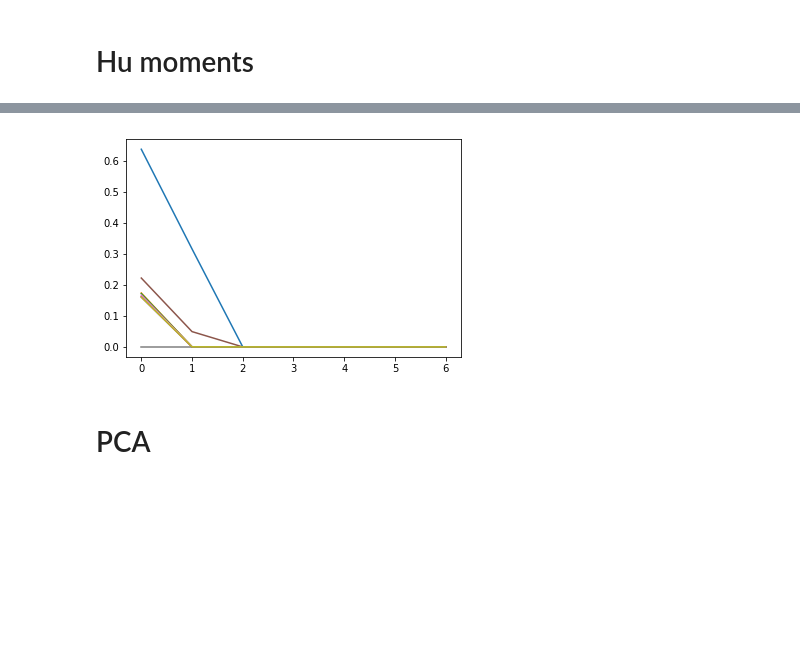
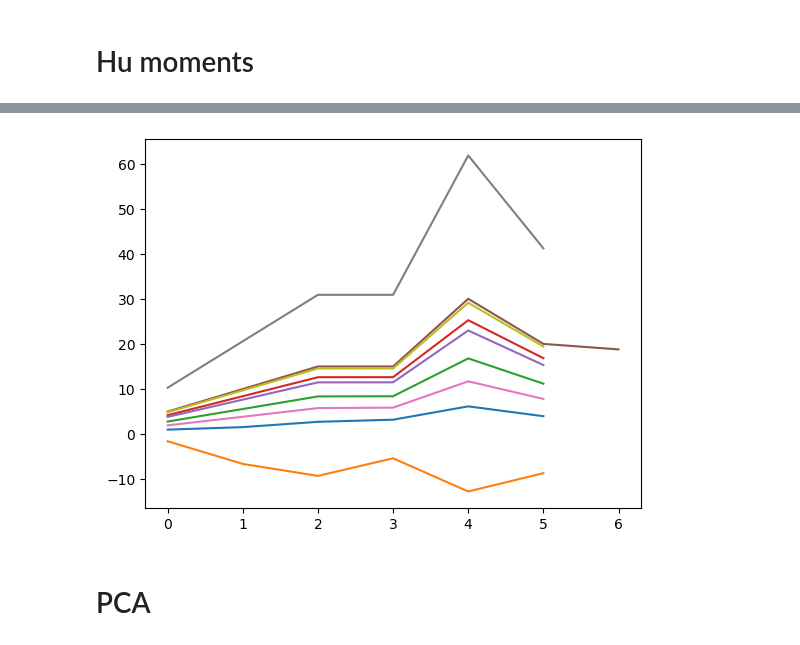
Before and after one commit to xingnix/learning, a Jupyter notebook: imageprocessing/jupyter/11/feature.ipynb, the cells around one changed output, grey strips where cells are left out. Drawn from its saved outputs; the diff is of its cells as text; code cells hidden in the pictures; blank space fills up the shorter version.

Commit message:
correction in demo of chapter 10,11. image processing

```diff
--- a/imageprocessing/jupyter/11/feature.ipynb
+++ b/imageprocessing/jupyter/11/feature.ipynb
@@ -15,16 +20,16 @@ plt.imshow(l)
 # %%
 h=[]
 for i in range(np.max(l)):
     m = measure.moments(np.double(l==i))
     cr=m[0,1]/m[0,0]
     cc=m[1,0]/m[0,0]
-    mu = measure.moments_central(np.double(l==i),cr,cc)
+    mu = measure.moments_central(np.double(l==i),(cr,cc))
     nu = measure.moments_normalized(mu)
     hu = measure.moments_hu(nu)
     h.append(hu)
-    plt.plot(hu)
+    plt.plot(np.log(hu))
 # %% [output]
-[figure, old version]
+[figure, new version]
 # %% [markdown]
 # PCA
 # %%
```
Also changed, not shown: parts of 4 cells of this notebook, 1 other file.
